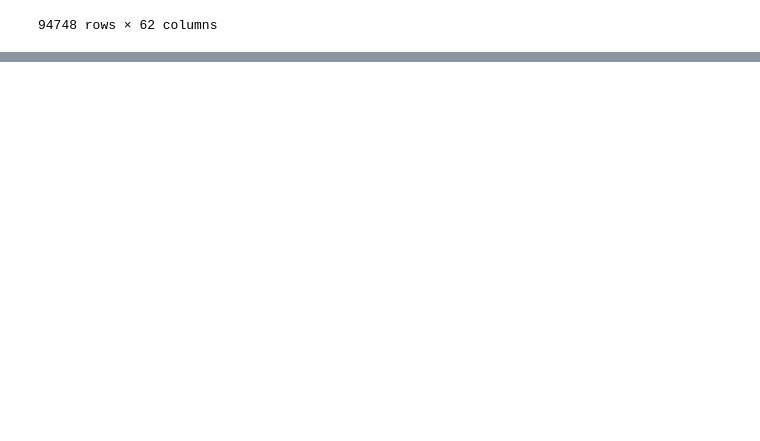
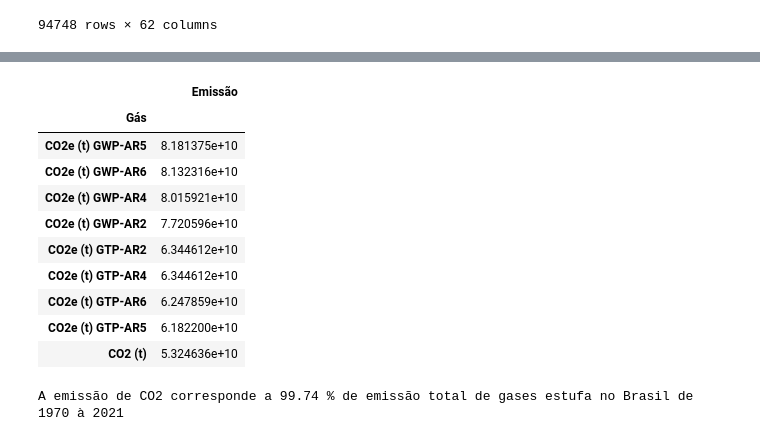
Before and after one commit to Bryncs/Pandas-selecionando-e-agrupando-dados, a Jupyter notebook: Pandas - selecionando e agrupando dados.ipynb, the cells around one changed output, grey strips where cells are left out. Drawn from its saved outputs; the diff is of its cells as text; code cells hidden in the pictures; blank space fills up the shorter version.

```diff
--- a/Pandas - selecionando e agrupando dados.ipynb
+++ b/Pandas - selecionando e agrupando dados.ipynb
@@ -180,0 +337,18 @@ emissoes_gases
+# %%
+emissao_por_gas.iloc[0:9]
+# %% [output]
+|  | Emissão |
+| Gás |  |
+| CO2e (t) GWP-AR5 | 8.181375e+10 |
+| CO2e (t) GWP-AR6 | 8.132316e+10 |
+| CO2e (t) GWP-AR4 | 8.015921e+10 |
+| CO2e (t) GWP-AR2 | 7.720596e+10 |
+| CO2e (t) GTP-AR2 | 6.344612e+10 |
+| CO2e (t) GTP-AR4 | 6.344612e+10 |
+| CO2e (t) GTP-AR6 | 6.247859e+10 |
+| CO2e (t) GTP-AR5 | 6.182200e+10 |
+| CO2 (t) | 5.324636e+10 |
+# %%
+print(f'A emissão de CO2 corresponde a {float((emissao_por_gas.iloc[0:9].sum() / emissao_por_gas.sum()).iloc[0])*100:.2f} % de emissão total de gases estufa no Brasil de 1970 à 2021')
+# %% [output]
+A emissão de CO2 corresponde a 99.74 % de emissão total de gases estufa no Brasil de 1970 à 2021
```
Also changed, not shown: parts of 20 cells of this notebook, 1 other file.
